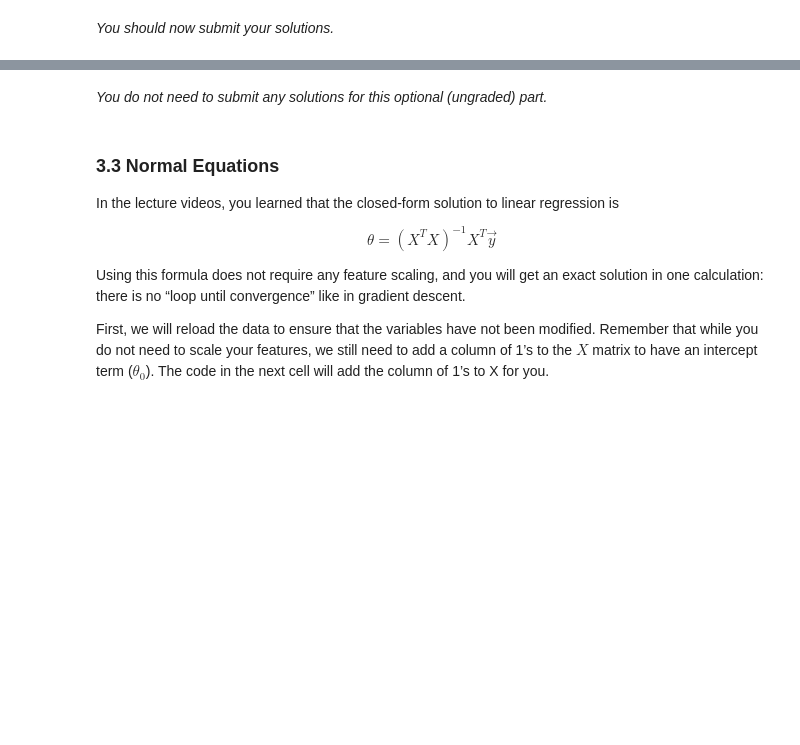
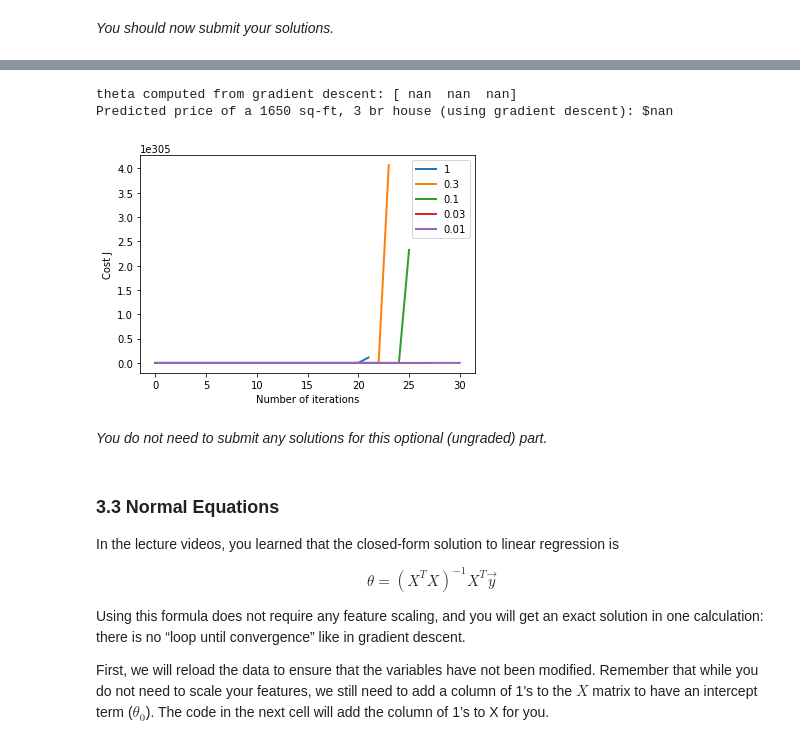
Before and after one commit to cjuracek/ml-coursera-python-assignments, a Jupyter notebook: Exercise1/exercise1.ipynb, the cells around one changed output, grey strips where cells are left out. Drawn from its saved outputs; the diff is of its cells as text; code cells hidden in the pictures; blank space fills up the shorter version.

```diff
--- a/Exercise1/exercise1.ipynb
+++ b/Exercise1/exercise1.ipynb
@@ -922,42 +918,52 @@ Your task is to first make sure that your functions - `computeCost`
 and `gradientDescent` already work with  this starter code and
 support multiple variables.
 
 After that, try running gradient descent with different values of
 alpha and see which one gives you the best result.
 
 Finally, you should complete the code at the end to predict the price
 of a 1650 sq-ft, 3 br house.
 
 Hint
 ----
 At prediction, make sure you do the same feature normalization.
 """
+
 # Choose some alpha value - change this
-alpha = 0.1
+alpha = [1, 0.3, 0.1, 0.03, 0.01]
 num_iters = 400
 
-# init theta and run gradient descent
-theta = np.zeros(3)
-theta, J_history = gradientDescentMulti(X, y, theta, alpha, num_iters)
+for alp in alpha:
+    # init theta and run gradient descent
+    theta = np.zeros(3)
+    theta, J_history = gradientDescentMulti(X, y, theta, alp, num_iters)
 
-# Plot the convergence graph
-pyplot.plot(np.arange(len(J_history)), J_history, lw=2)
-pyplot.xlabel('Number of iterations')
-pyplot.ylabel('Cost J')
+    # Plot the convergence graph
+    pyplot.plot(np.arange(len(J_history)), J_history, lw=2, label = alp)
+    pyplot.xlabel('Number of iterations')
+    pyplot.ylabel('Cost J')
+
+pyplot.legend()
 
 # Display the gradient descent's result
 print('theta computed from gradient descent: {:s}'.format(str(theta)))
 
 # Estimate the price of a 1650 sq-ft, 3 br house
 # ======================= YOUR CODE HERE ===========================
 # Recall that the first column of X is all-ones.
 # Thus, it does not need to be normalized.
 
-price = 0   # You should change this
+sq_ft_norm = (1650 - mu[0]) / sigma[0]
+br_norm = (3 - mu[1]) / sigma[1]
+price = theta[0] + theta[1] * sq_ft_norm + theta[2] * br_norm
 
 # ===================================================================
 
 print('Predicted price of a 1650 sq-ft, 3 br house (using gradient descent): ${:.0f}'.format(price))
+# %% [output]
+theta computed from gradient descent: [ nan  nan  nan]
+Predicted price of a 1650 sq-ft, 3 br house (using gradient descent): $nan
+[figure, added]
 # %% [markdown]
 *You do not need to submit any solutions for this optional (ungraded) part.*
 # %% [markdown]
```
Also changed, not shown: parts of 7 cells of this notebook.
